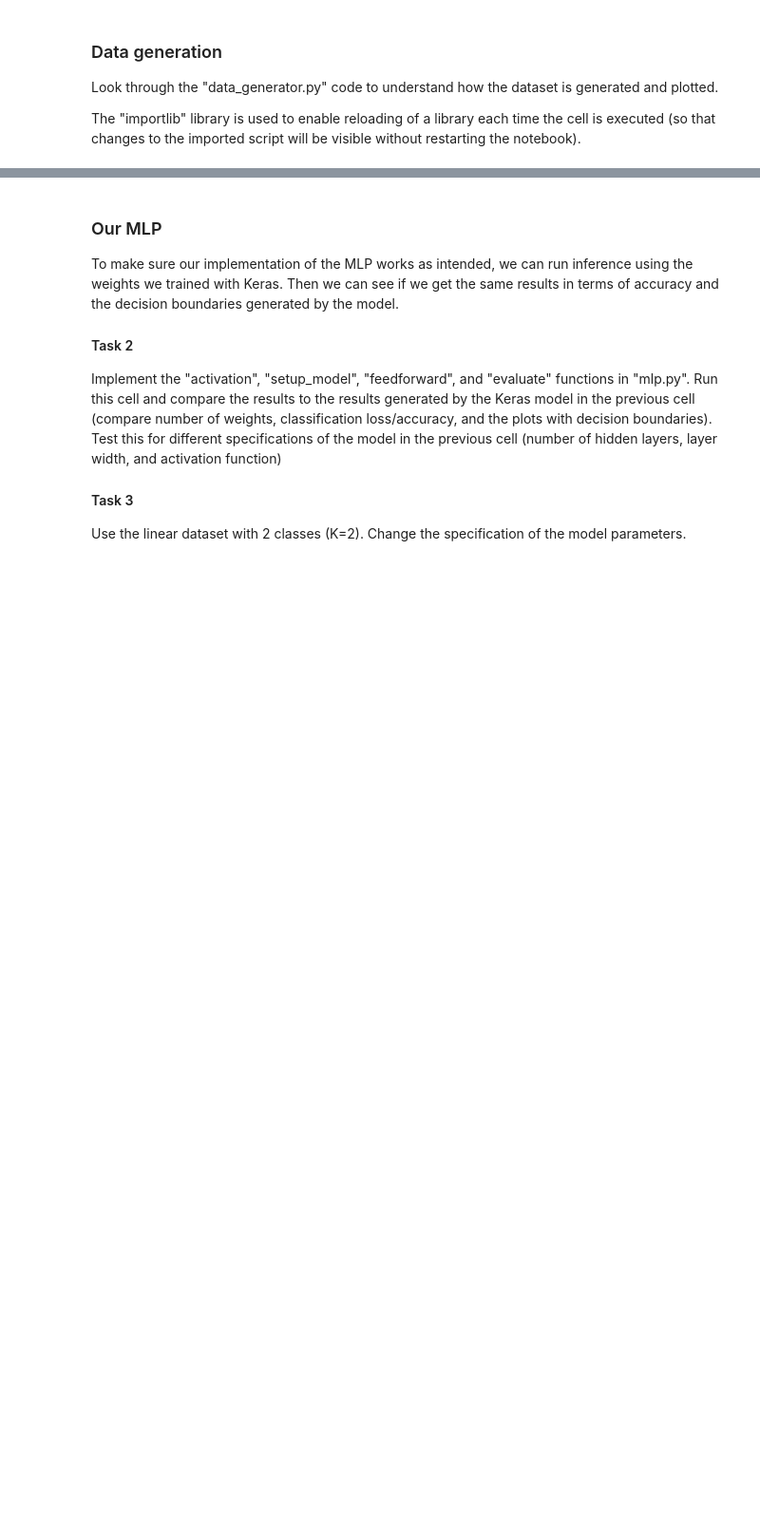
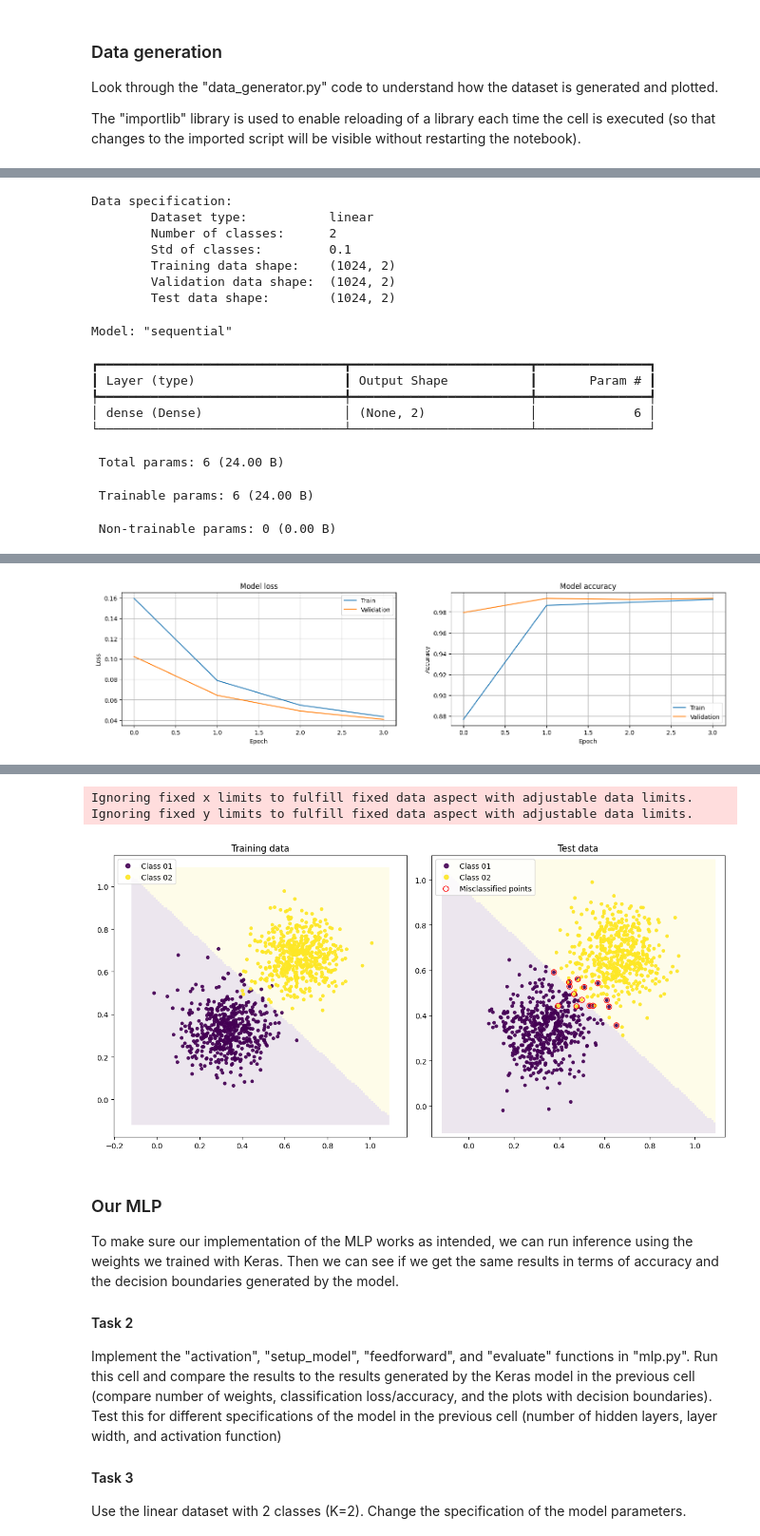
Before and after one commit to caitywu/TNM112-Labs, a Jupyter notebook: Lab 1/lab01.ipynb, the cells around one changed output, grey strips where cells are left out. Shown at 95% size. Cells and saved outputs as stored; diff of their text form; code cells hidden in the pictures; blank space fills up the shorter version.

Commit message:
task 1.1 done

```diff
--- a/Lab 1/lab01.ipynb
+++ b/Lab 1/lab01.ipynb
@@ -63,10 +26,0 @@ Continue from previous task, but change initialization to 'glorot_normal' and op
-# %%
-# Task 1.1
-
-import importlib
-import data_generator
-importlib.reload(data_generator)
-
-data = data_generator.DataGenerator()
-data.generate(dataset='linear', N_train=512, K=2)
-data.plot()
@@ -123,0 +153,59 @@ data.plot_classifier(model_k)
+# %%
+import keras_mlp
+importlib.reload(keras_mlp)
+
+from tensorflow import keras
+
+# Uncomment to be able to change data specification (instead of having to run the above cell every time)
+data.generate(dataset='linear', N_train=512, N_test=512, K=2, sigma=0.1) # Task 1.1
+#data.generate(dataset='polar', N_train=512, N_test=512, K=2, sigma=0.1)  # Task 1.2
+#data.generate(dataset='polar', N_train=512, N_test=512, K=5, sigma=0.05) # Task 1.3
+
+# Hyper-parameters
+hidden_layers = 0     # The number of hidden layers in the network (total number of layers will be L=hidden_layers+1)
+layer_width = 5       # The number of neurons in each hidden layer
+activation = 'linear' # Activation function of hidden layers
+init = keras.initializers.RandomNormal(mean=0.1, stddev=0.1) # Initialization method (starting point for the optimization)
+epochs = 4            # Number of epochs for the training
+batch_size = 16      # Batch size to use in training
+loss = keras.losses.MeanSquaredError() # Loss function
+opt = keras.optimizers.SGD(learning_rate=1.0, momentum=0.0) # Optimizer
+
+# The Keras MLP model
+model_k = keras_mlp.KerasMLP(data, verbose=True)
+
+# Setup the model with the specified hyper parameters
+model_k.setup_model(hidden_layers=hidden_layers, layer_width=layer_width,
+                    activation=activation, init=init)
+
+# Compile the model with a loss function and optimizer
+model_k.compile(loss_fn=loss, optimizer=opt)
+
+# Train the model a certain number of epochs with a specified batch size
+model_k.train(epochs=epochs, batch_size=batch_size)
+
+# Plot the training progress
+model_k.plot_training()
+
+# Evaluate the model (loss and accuracy on the training and test data)
+model_k.evaluate()
+
+# Plot the dataset with decision boundaries generated by the trained model
+data.plot_classifier(model_k)
+# %% [output]
+Data specification:
+        Dataset type:           linear
+        Number of classes:      2
+        Std of classes:         0.1
+        Training data shape:    (1024, 2)
+        Validation data shape:  (1024, 2)
+        Test data shape:        (1024, 2)
+Model: "sequential"
+┏━━━━━━━━━━━━━━━━━━━━━━━━━━━━━━━━━┳━━━━━━━━━━━━━━━━━━━━━━━━┳━━━━━━━━━━━━━━━┓
+┃ Layer (type)                    ┃ Output Shape           ┃       Param # ┃
+┡━━━━━━━━━━━━━━━━━━━━━━━━━━━━━━━━━╇━━━━━━━━━━━━━━━━━━━━━━━━╇━━━━━━━━━━━━━━━┩
+│ dense (Dense)                   │ (None, 2)              │             6 │
+└─────────────────────────────────┴────────────────────────┴───────────────┘
+ Total params: 6 (24.00 B)
+ Trainable params: 6 (24.00 B)
+ Non-trainable params: 0 (0.00 B)
@@ -123,0 +220 @@ data.plot_classifier(model_k)
+[figure, added]
@@ -124,3 +230,6 @@ data.plot_classifier(model_k)
+Ignoring fixed x limits to fulfill fixed data aspect with adjustable data limits.
+Ignoring fixed y limits to fulfill fixed data aspect with adjustable data limits.
+[figure, added]
 # %% [markdown]
 ### Our MLP
 To make sure our implementation of the MLP works as intended, we can run inference using the weights we trained with Keras. Then we can see if we get the same results in terms of accuracy and the decision boundaries generated by the model.
```
Also changed, not shown: parts of 7 cells of this notebook.
